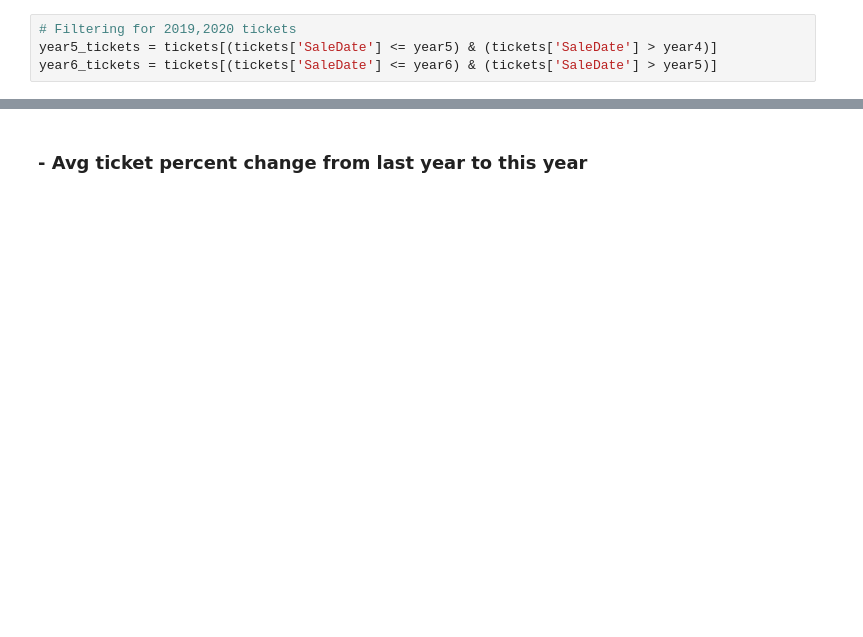
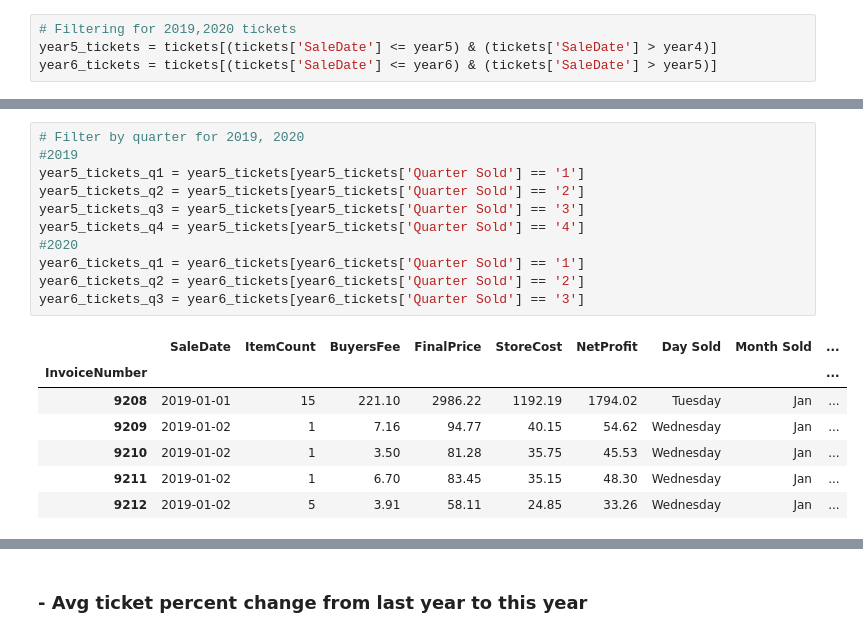
Before and after one commit to zachcornelison/K-N-Sales-Analytics, a Jupyter notebook: KN-Analytics-Merchandise.ipynb, the cells around one changed output, grey strips where cells are left out. Drawn from its saved outputs; the diff is of its cells as text; blank space fills up the shorter version.

```diff
--- a/KN-Analytics-Merchandise.ipynb
+++ b/KN-Analytics-Merchandise.ipynb
@@ -1287,0 +1293,19 @@ Historical Ticket Avg: 215.25912773359738
+# %%
+# Filter by quarter for 2019, 2020
+#2019
+year5_tickets_q1 = year5_tickets[year5_tickets['Quarter Sold'] == '1']
+year5_tickets_q2 = year5_tickets[year5_tickets['Quarter Sold'] == '2']
+year5_tickets_q3 = year5_tickets[year5_tickets['Quarter Sold'] == '3']
+year5_tickets_q4 = year5_tickets[year5_tickets['Quarter Sold'] == '4']
+#2020
+year6_tickets_q1 = year6_tickets[year6_tickets['Quarter Sold'] == '1']
+year6_tickets_q2 = year6_tickets[year6_tickets['Quarter Sold'] == '2']
+year6_tickets_q3 = year6_tickets[year6_tickets['Quarter Sold'] == '3']
+# %% [output]
+|  | SaleDate | ItemCount | BuyersFee | FinalPrice | StoreCost | NetProfit | Day Sold | Month Sold | ... |
+| InvoiceNumber |  |  |  |  |  |  |  |  | ... |
+| 9208 | 2019-01-01 | 15 | 221.10 | 2986.22 | 1192.19 | 1794.02 | Tuesday | Jan | ... |
+| 9209 | 2019-01-02 | 1 | 7.16 | 94.77 | 40.15 | 54.62 | Wednesday | Jan | ... |
+| 9210 | 2019-01-02 | 1 | 3.50 | 81.28 | 35.75 | 45.53 | Wednesday | Jan | ... |
+| 9211 | 2019-01-02 | 1 | 6.70 | 83.45 | 35.15 | 48.30 | Wednesday | Jan | ... |
+| 9212 | 2019-01-02 | 5 | 3.91 | 58.11 | 24.85 | 33.26 | Wednesday | Jan | ... |
```
Also changed, not shown: parts of 25 cells of this notebook.
